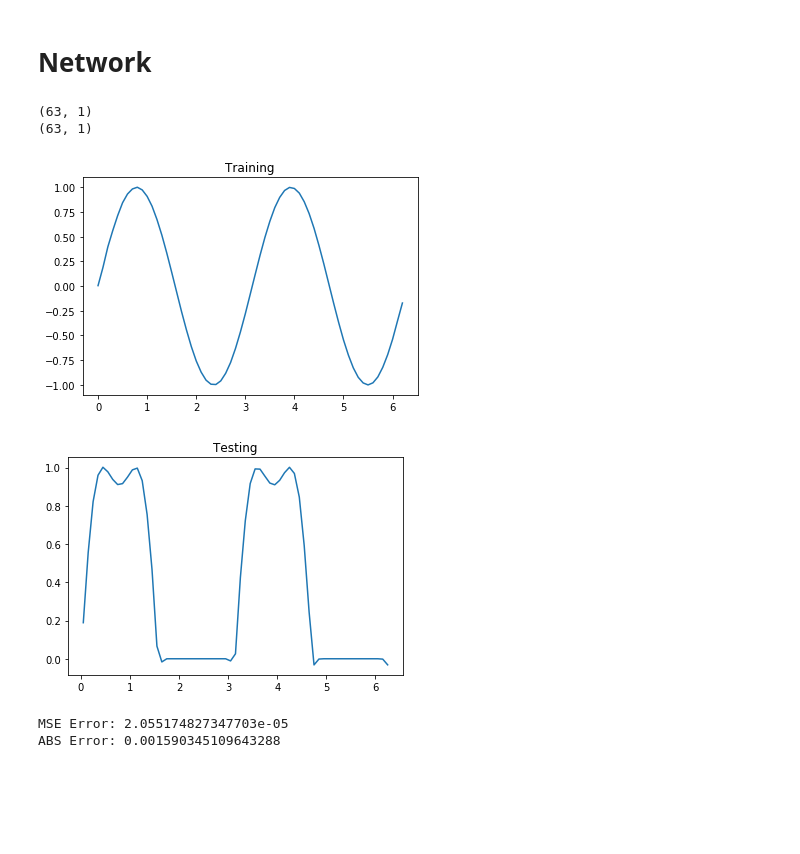
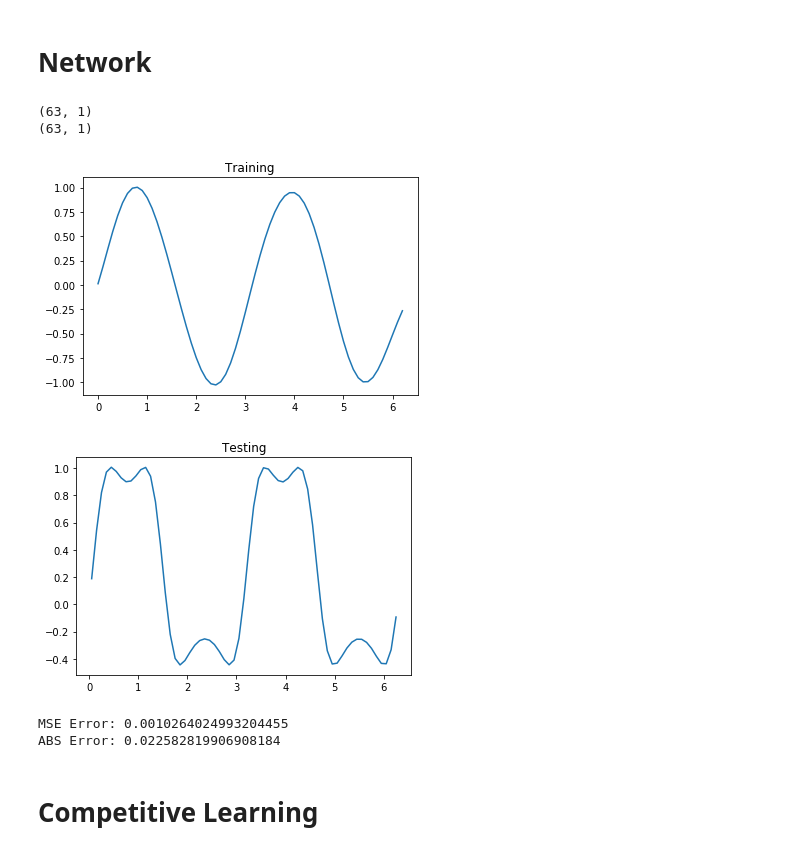
Before and after one commit to griiak/ANN-Assignment1-GS, a Jupyter notebook: A2/part1.ipynb, the cells around one changed output. Cells and saved outputs as stored; diff of their text form; code cells hidden in the pictures; blank space fills up the shorter version.

```diff
--- a/A2/part1.ipynb
+++ b/A2/part1.ipynb
@@ -125,14 +164,16 @@ class RBF():
 # %%
 train_X, train_Y, test_X, test_Y, clean_X, clean_Y = generate_data(lambda x:np.sin(x))
 print(train_X.shape)
 print(train_Y.shape)
-centers = evenly_spaced_rbf(40)
-network = RBF(centers)
-network.train(train_X,train_Y,test_X,test_Y,0)
+centers = evenly_spaced_rbf(20)
+network = RBF(centers, sigma=0.6, use_batch=False)
+network.train(train_X,train_Y,test_X,test_Y,eta=0.2, n_epochs=100)
 # %% [output]
 (63, 1)
 (63, 1)
-[figure, old version]
+[figure, new version]
-[figure, old version]
+[figure, new version]
-MSE Error: 2.055174827347703e-05
-ABS Error: 0.001590345109643288
+MSE Error: 0.0010264024993204455
+ABS Error: 0.022582819906908184
+# %% [markdown]
+# Competitive Learning
```
Also changed, not shown: parts of 4 cells of this notebook.
